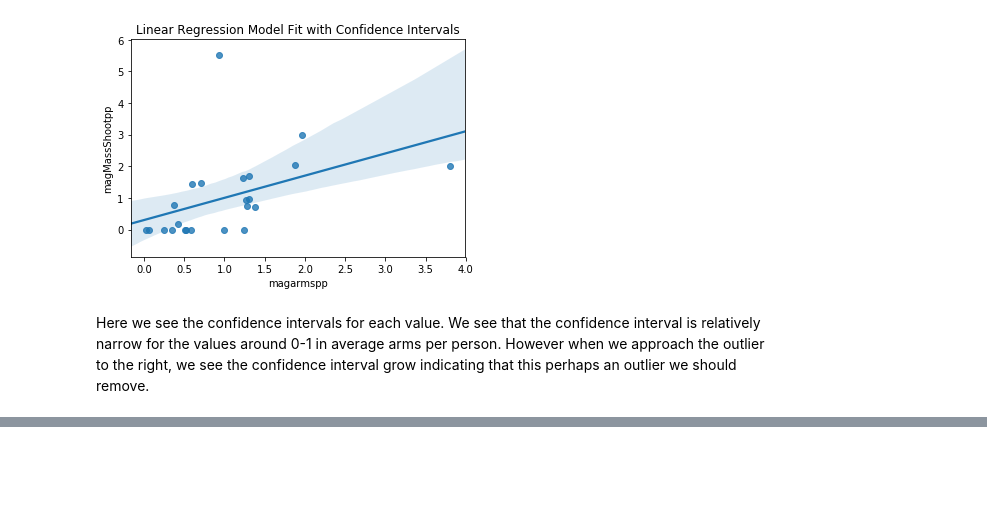
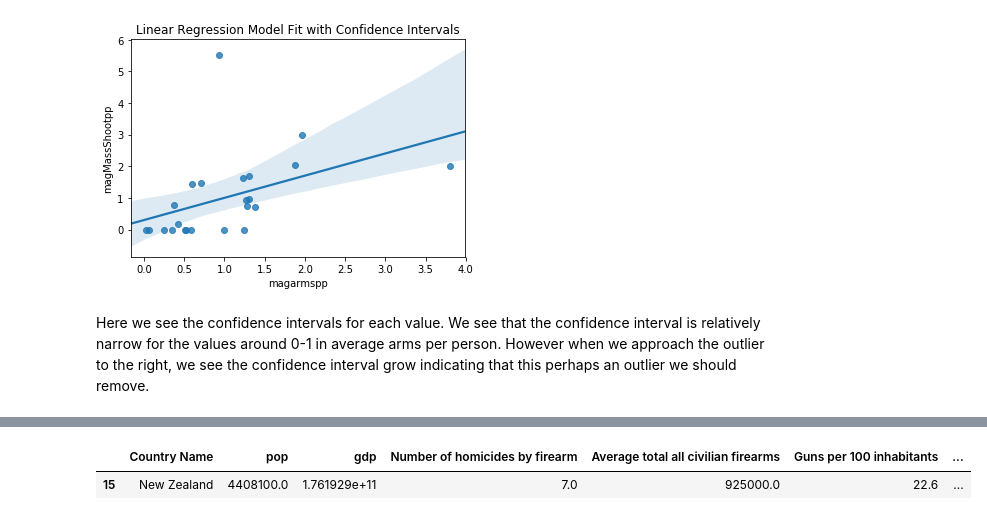
Before and after one commit to sarahJune1/PUI2018_sjs909, a Jupyter notebook: HW9_sjs909/Assignment3_sjs909.ipynb, the cells around one changed output, grey strips where cells are left out. Saved outputs shown, nothing was run; the diff lists cells and outputs as text; code cells hidden in the pictures; blank space fills up the shorter version.

```diff
--- a/HW9_sjs909/Assignment3_sjs909.ipynb
+++ b/HW9_sjs909/Assignment3_sjs909.ipynb
@@ -570,0 +581,5 @@ Here we see the confidence intervals for each value. We see that the confidence
+# %%
+gunControl[gunControl.index == 15]
+# %% [output]
+|  | Country Name | pop | gdp | Number of homicides by firearm | Average total all civilian firearms | Guns per 100 inhabitants | ... |
+| 15 | New Zealand | 4408100.0 | 1.761929e+11 | 7.0 | 925000.0 | 22.6 | ... |
```
Also changed, not shown: parts of 9 cells of this notebook.
